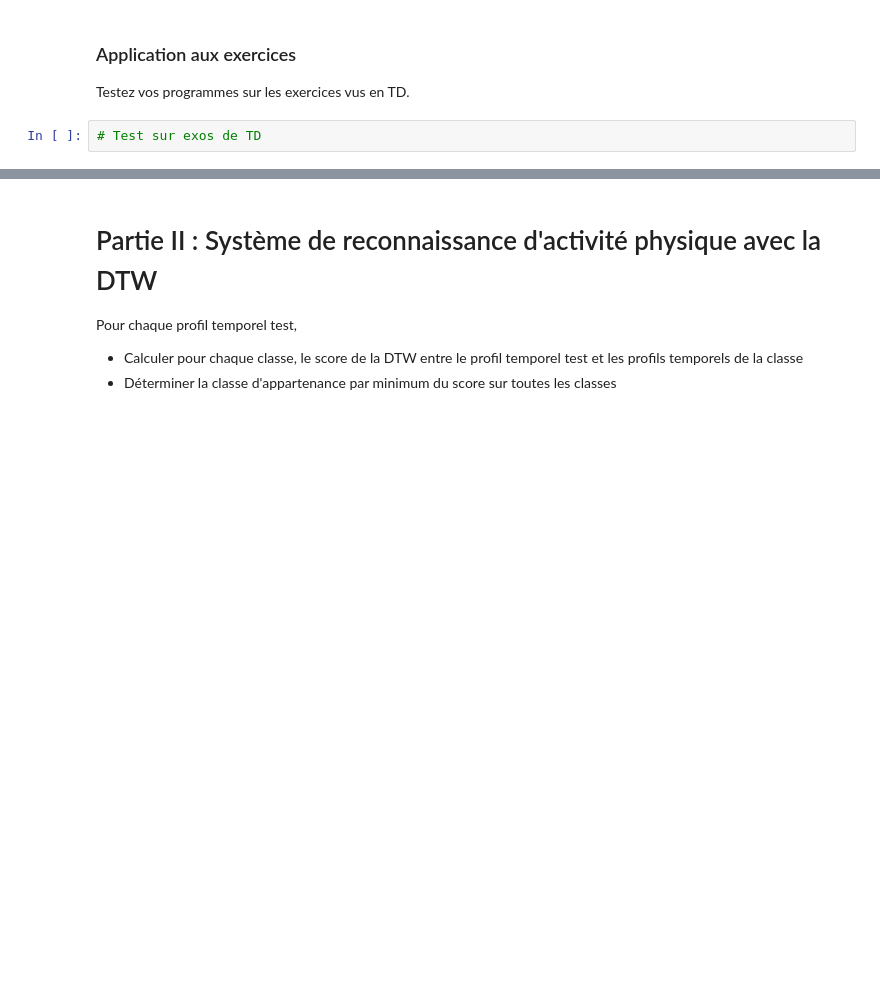
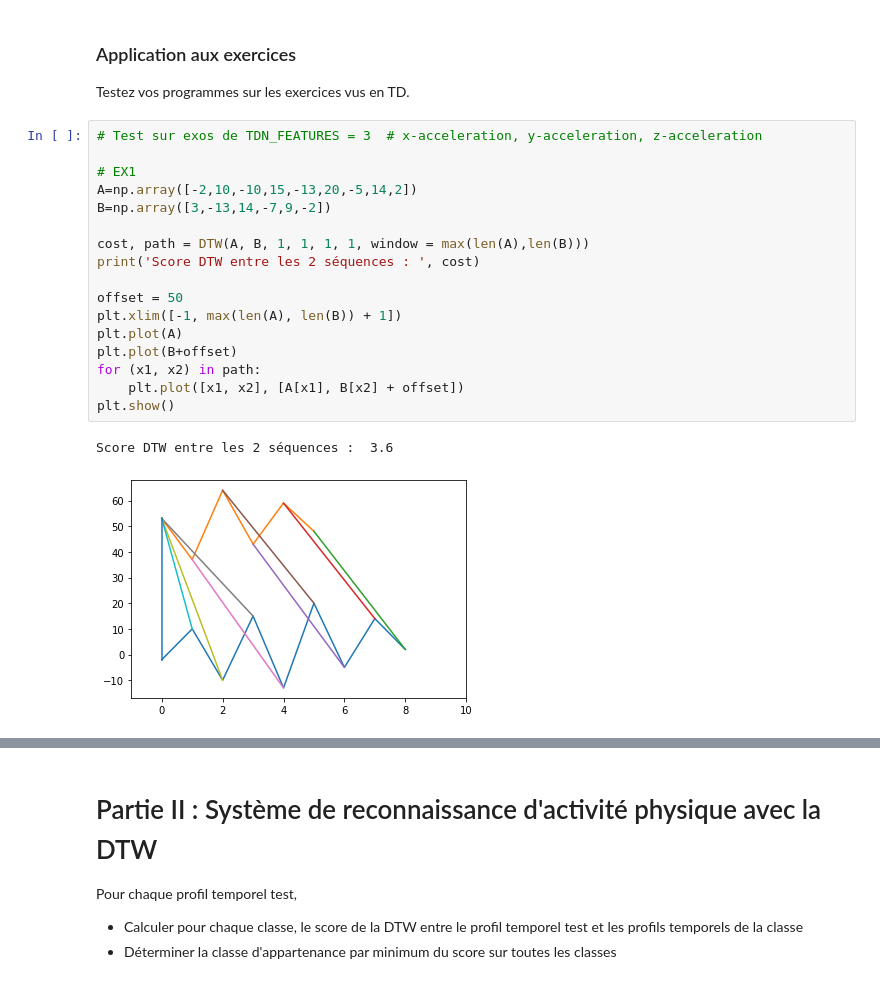
Before and after one commit to ysfgouicem/human-activity-detection, a Jupyter notebook: Projet_MCS_Etudiant.ipynb, the cells around one changed output, grey strips where cells are left out. Saved outputs shown, nothing was run; the diff lists cells and outputs as text; blank space fills up the shorter version.

```diff
--- a/Projet_MCS_Etudiant.ipynb
+++ b/Projet_MCS_Etudiant.ipynb
@@ -179,5 +282,23 @@ Classe N° 2
 ### Application aux exercices
 
  Testez vos programmes sur les exercices vus en TD.
-# %%
-# Test sur exos de TD
+# %%
+# Test sur exos de TDN_FEATURES = 3  # x-acceleration, y-acceleration, z-acceleration
+
+# EX1
+A=np.array([-2,10,-10,15,-13,20,-5,14,2])
+B=np.array([3,-13,14,-7,9,-2])
+
+cost, path = DTW(A, B, 1, 1, 1, 1, window = max(len(A),len(B)))
+print('Score DTW entre les 2 séquences : ', cost)
+
+offset = 50
+plt.xlim([-1, max(len(A), len(B)) + 1])
+plt.plot(A)
+plt.plot(B+offset)
+for (x1, x2) in path:
+    plt.plot([x1, x2], [A[x1], B[x2] + offset])
+plt.show()
+# %% [output]
+Score DTW entre les 2 séquences :  3.6
+[figure, added]
```
Also changed, not shown: parts of 85 cells of this notebook, 1 other file.
